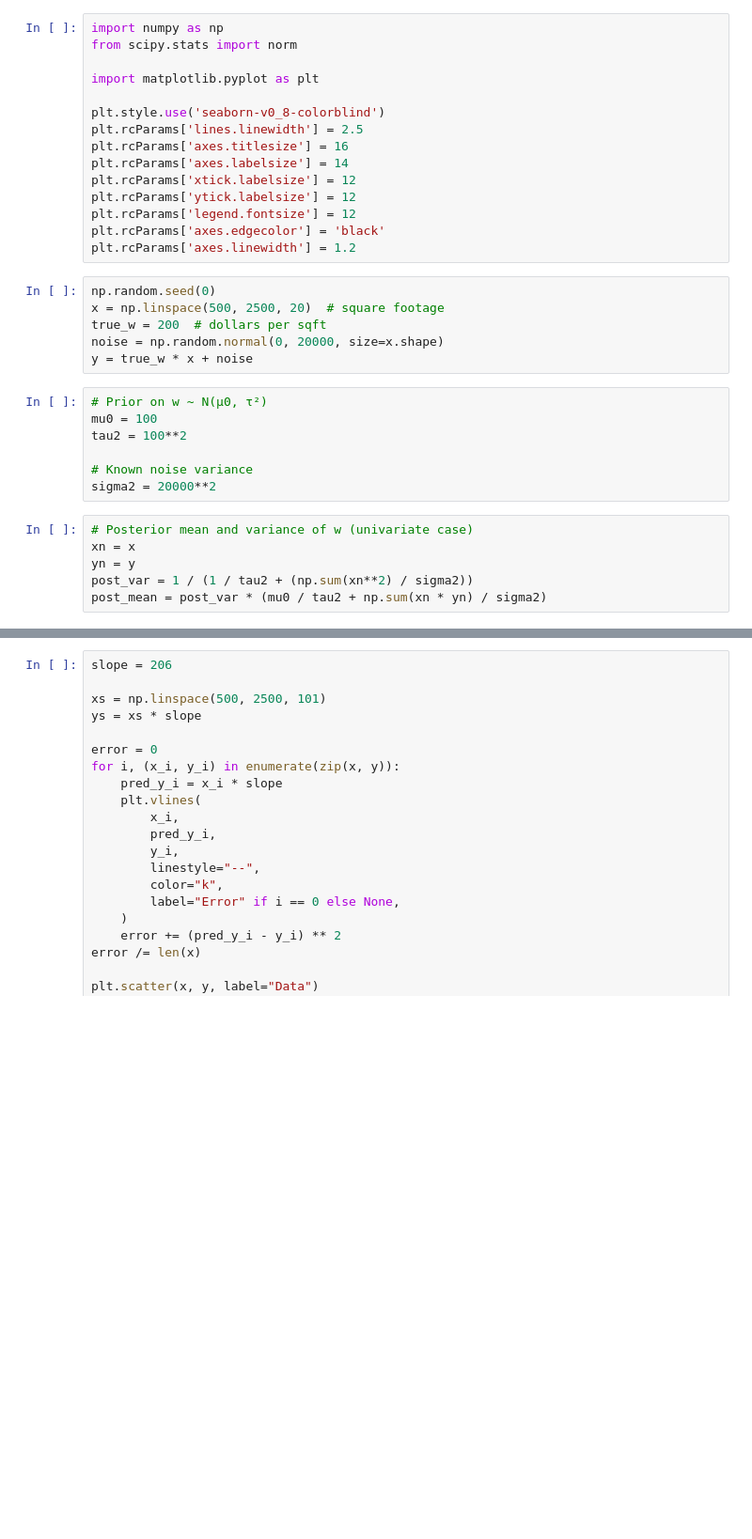
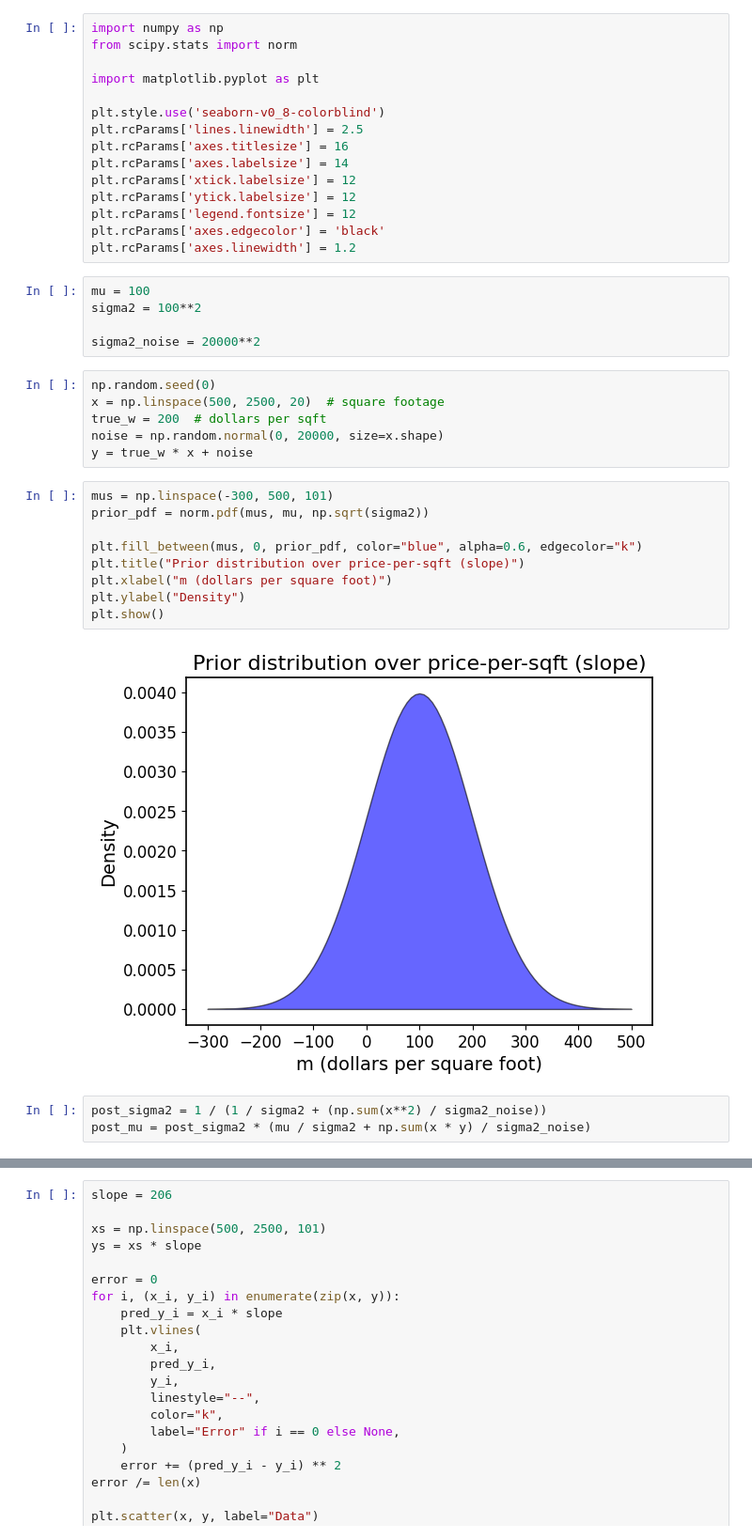
Before and after one commit to KrisNguyen135/Grokking-Bayes, a Jupyter notebook: ch03/02 - Bayesian linear regression.ipynb, the cells around one changed output, grey strips where cells are left out. Shown at 94% size. Cells and saved outputs as stored; diff of their text form; blank space fills up the shorter version.

```diff
--- a/ch03/02 - Bayesian linear regression.ipynb
+++ b/ch03/02 - Bayesian linear regression.ipynb
@@ -13,22 +13,28 @@ plt.rcParams['ytick.labelsize'] = 12
 plt.rcParams['legend.fontsize'] = 12
 plt.rcParams['axes.edgecolor'] = 'black'
 plt.rcParams['axes.linewidth'] = 1.2
-# %%
-np.random.seed(0)
-x = np.linspace(500, 2500, 20)  # square footage
-true_w = 200  # dollars per sqft
-noise = np.random.normal(0, 20000, size=x.shape)
-y = true_w * x + noise
 # %%
-# Prior on w ~ N(μ0, τ²)
-mu0 = 100
-tau2 = 100**2
+mu = 100
+sigma2 = 100**2
 
-# Known noise variance
-sigma2 = 20000**2
+sigma2_noise = 20000**2
+# %%
+np.random.seed(0)
+x = np.linspace(500, 2500, 20)  # square footage
+true_w = 200  # dollars per sqft
+noise = np.random.normal(0, 20000, size=x.shape)
+y = true_w * x + noise
+# %%
+mus = np.linspace(-300, 500, 101)
+prior_pdf = norm.pdf(mus, mu, np.sqrt(sigma2))
+
+plt.fill_between(mus, 0, prior_pdf, color="blue", alpha=0.6, edgecolor="k")
+plt.title("Prior distribution over price-per-sqft (slope)")
+plt.xlabel("m (dollars per square foot)")
+plt.ylabel("Density")
+plt.show()
+# %% [output]
+[figure, added]
 # %%
-# Posterior mean and variance of w (univariate case)
-xn = x
-yn = y
-post_var = 1 / (1 / tau2 + (np.sum(xn**2) / sigma2))
-post_mean = post_var * (mu0 / tau2 + np.sum(xn * yn) / sigma2)
+post_sigma2 = 1 / (1 / sigma2 + (np.sum(x**2) / sigma2_noise))
+post_mu = post_sigma2 * (mu / sigma2 + np.sum(x * y) / sigma2_noise)
```
Also changed, not shown: parts of 5 cells of this notebook.
